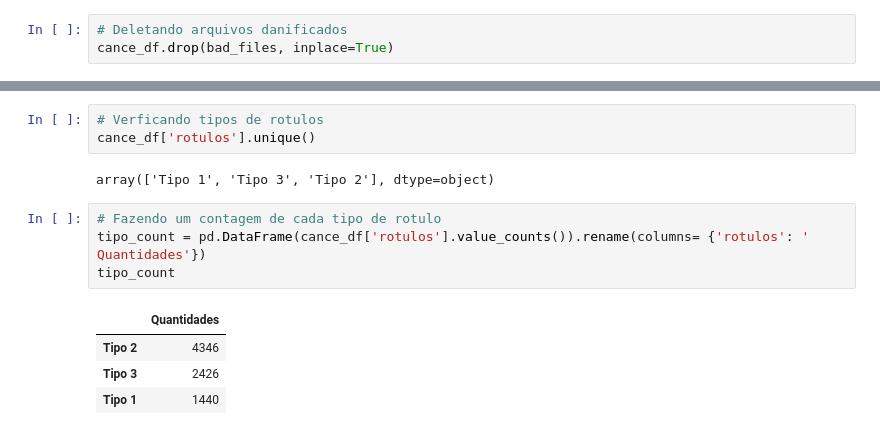
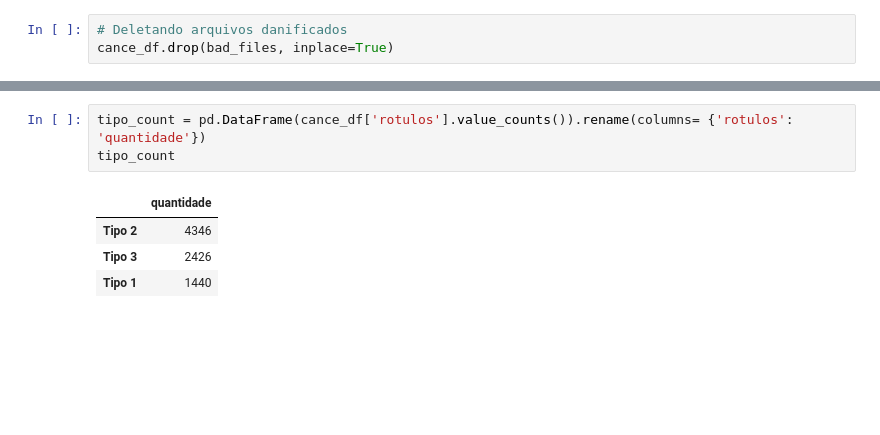
Before and after one commit to EdivaldoSantos/cancer_colo_utero, a Jupyter notebook: Script.ipynb, the cells around one changed output, grey strips where cells are left out. Cells and saved outputs as stored; diff of their text form; blank space fills up the shorter version.

```diff
--- a/Script.ipynb
+++ b/Script.ipynb
@@ -122,14 +116,8 @@ cance_df.drop(bad_files, inplace=True)
-# %%
-# Verficando tipos de rotulos
-cance_df['rotulos'].unique()
-# %% [output]
-array(['Tipo 1', 'Tipo 3', 'Tipo 2'], dtype=object)
 # %%
-# Fazendo um contagem de cada tipo de rotulo
-tipo_count = pd.DataFrame(cance_df['rotulos'].value_counts()).rename(columns= {'rotulos': ' Quantidades'})
+tipo_count = pd.DataFrame(cance_df['rotulos'].value_counts()).rename(columns= {'rotulos': 'quantidade'})
 tipo_count
 # %% [output]
-|  | Quantidades |
+|  | quantidade |
 | Tipo 2 | 4346 |
 | Tipo 3 | 2426 |
 | Tipo 1 | 1440 |
```
Also changed, not shown: parts of 5 cells of this notebook, 2 other files.
